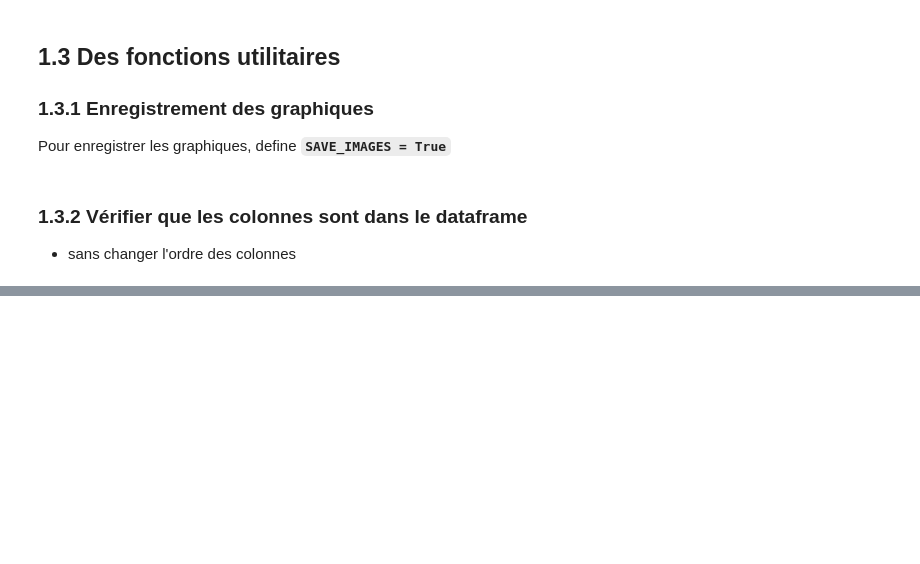
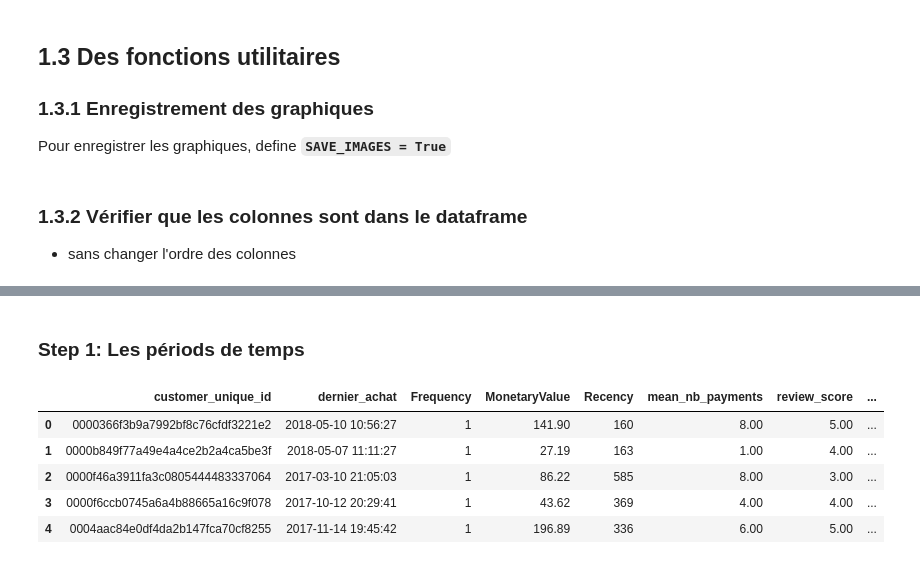
Before and after one commit to mrcreasey/oc-ds-p5-unsupervised-clustering, a Jupyter notebook: P5_03_simulation.ipynb, the cells around one changed output, grey strips where cells are left out. Drawn from its saved outputs; the diff is of its cells as text; code cells hidden in the pictures; blank space fills up the shorter version.

```diff
--- a/P5_03_simulation.ipynb
+++ b/P5_03_simulation.ipynb
@@ -163,0 +181,13 @@ def cols_in_df(df: pd.DataFrame, colonnes: list = None) -> list:
+# %% [markdown]
+### Step 1: Les périods de temps
+# %%
+OUT_DIR = 'data/out'
+df_clients = pd.read_csv(f'{OUT_DIR}/clients.csv')
+df_clients.head()
+# %% [output]
+|  | customer_unique_id | dernier_achat | Frequency | MonetaryValue | Recency | mean_nb_payments | review_score | ... |
+| 0 | 0000366f3b9a7992bf8c76cfdf3221e2 | 2018-05-10 10:56:27 | 1 | 141.90 | 160 | 8.00 | 5.00 | ... |
+| 1 | 0000b849f77a49e4a4ce2b2a4ca5be3f | 2018-05-07 11:11:27 | 1 | 27.19 | 163 | 1.00 | 4.00 | ... |
+| 2 | 0000f46a3911fa3c0805444483337064 | 2017-03-10 21:05:03 | 1 | 86.22 | 585 | 8.00 | 3.00 | ... |
+| 3 | 0000f6ccb0745a6a4b88665a16c9f078 | 2017-10-12 20:29:41 | 1 | 43.62 | 369 | 4.00 | 4.00 | ... |
+| 4 | 0004aac84e0df4da2b147fca70cf8255 | 2017-11-14 19:45:42 | 1 | 196.89 | 336 | 6.00 | 5.00 | ... |
```
Also changed, not shown: parts of 12 cells of this notebook.
